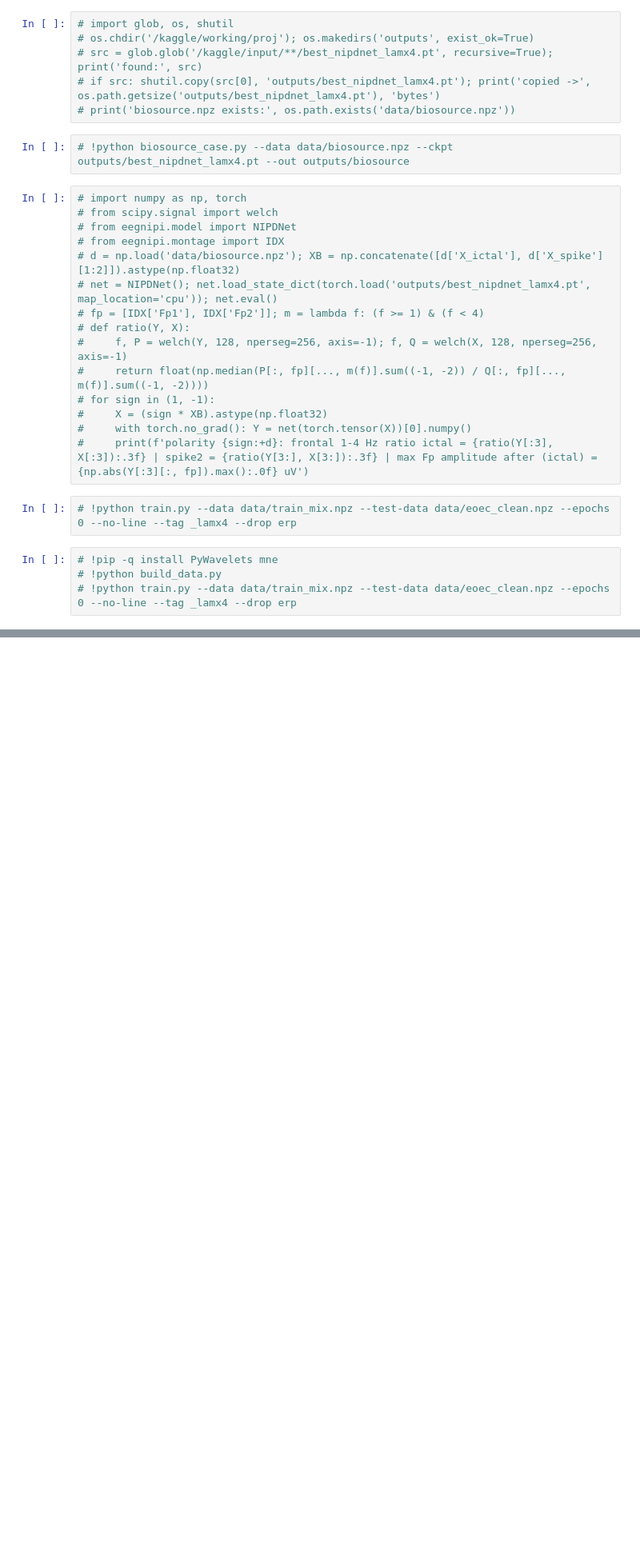
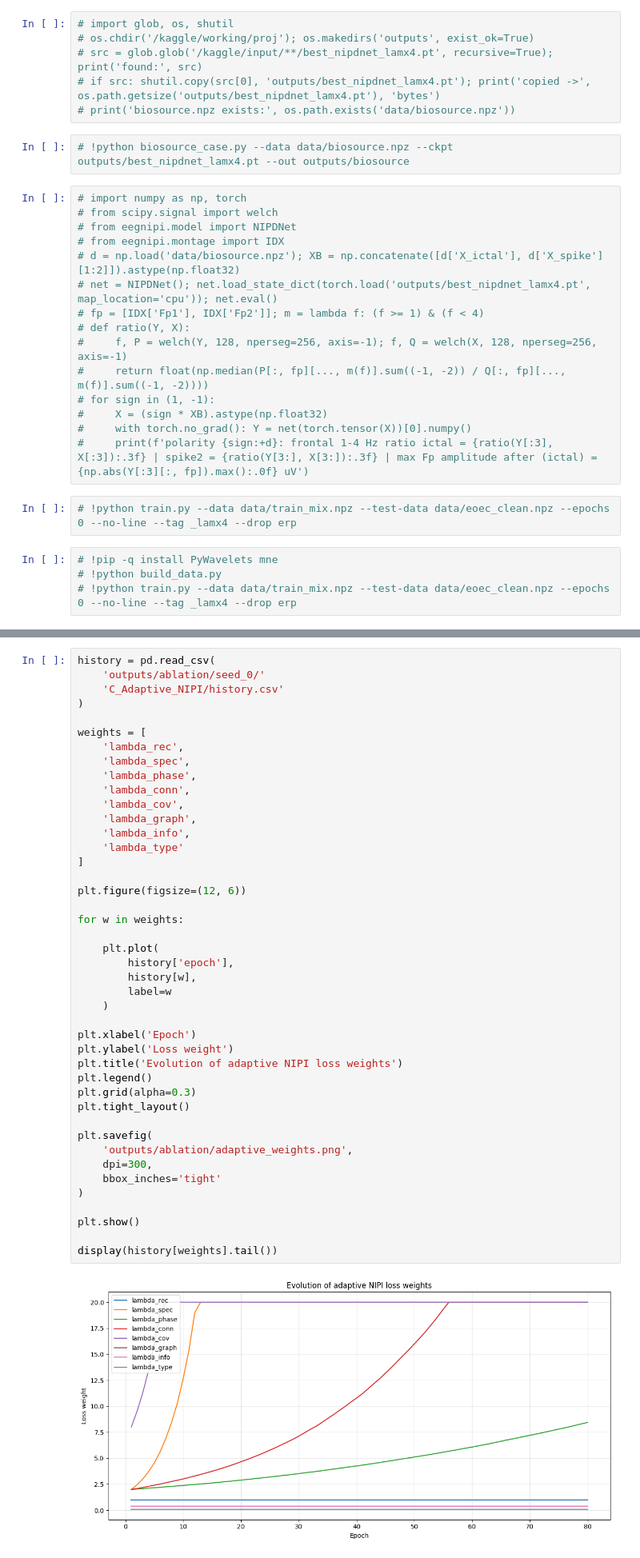
Before and after one commit to AdityaBho/EEG-Denoising-using-artifact-separation, a Jupyter notebook: project-implementation.ipynb, the cells around one changed output, grey strips where cells are left out. Shown at 80% size. Drawn from its saved outputs; the diff is of its cells as text; blank space fills up the shorter version.

```diff
--- a/project-implementation.ipynb
+++ b/project-implementation.ipynb
@@ -1034,0 +1760,45 @@ DONE. Download final_outputs_complete.zip
+# %%
+history = pd.read_csv(
+    'outputs/ablation/seed_0/'
+    'C_Adaptive_NIPI/history.csv'
+)
+
+weights = [
+    'lambda_rec',
+    'lambda_spec',
+    'lambda_phase',
+    'lambda_conn',
+    'lambda_cov',
+    'lambda_graph',
+    'lambda_info',
+    'lambda_type'
+]
+
+plt.figure(figsize=(12, 6))
+
+for w in weights:
+
+    plt.plot(
+        history['epoch'],
+        history[w],
+        label=w
+    )
+
+plt.xlabel('Epoch')
+plt.ylabel('Loss weight')
+plt.title('Evolution of adaptive NIPI loss weights')
+plt.legend()
+plt.grid(alpha=0.3)
+plt.tight_layout()
+
+plt.savefig(
+    'outputs/ablation/adaptive_weights.png',
+    dpi=300,
+    bbox_inches='tight'
+)
+
+plt.show()
+
+display(history[weights].tail())
+# %% [output]
+[figure, added]
```
Also changed, not shown: parts of 116 cells of this notebook.
